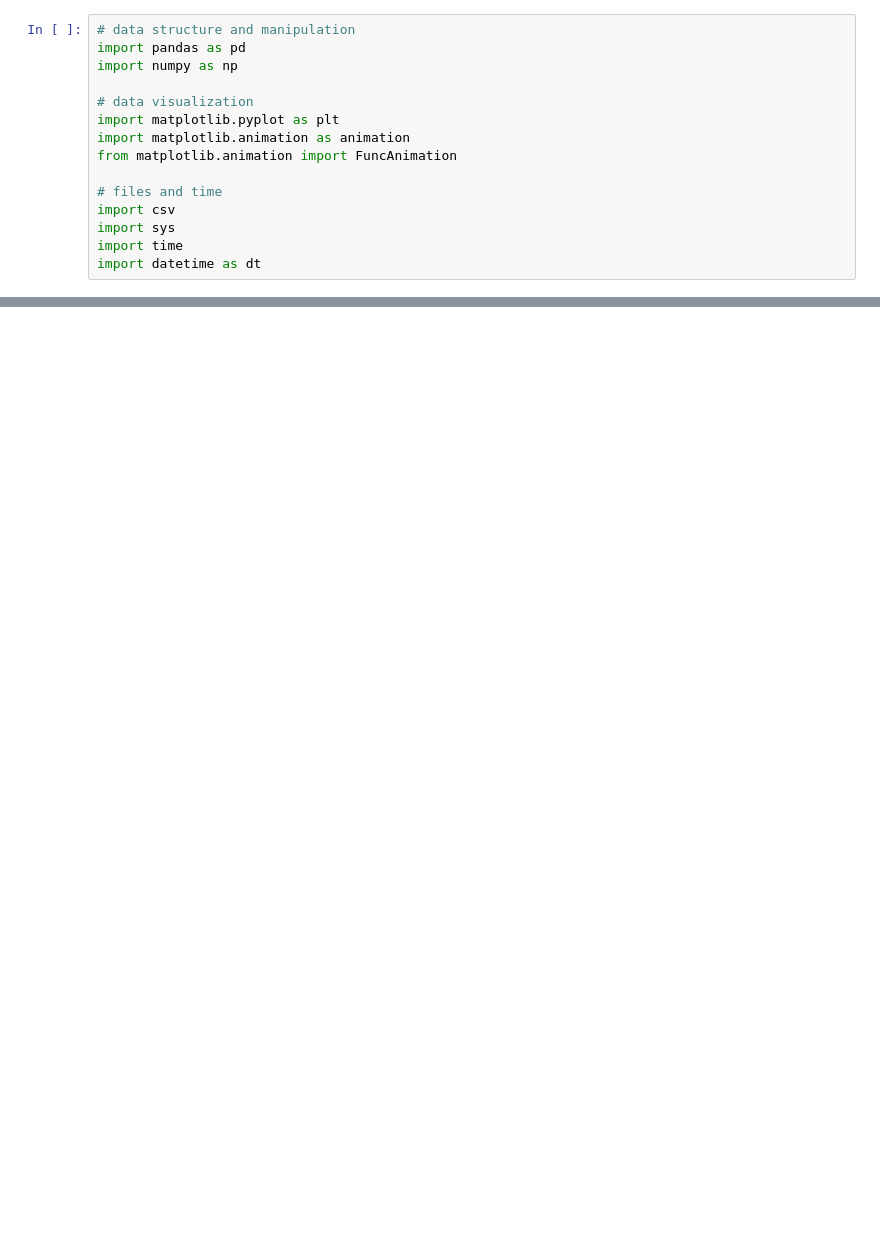
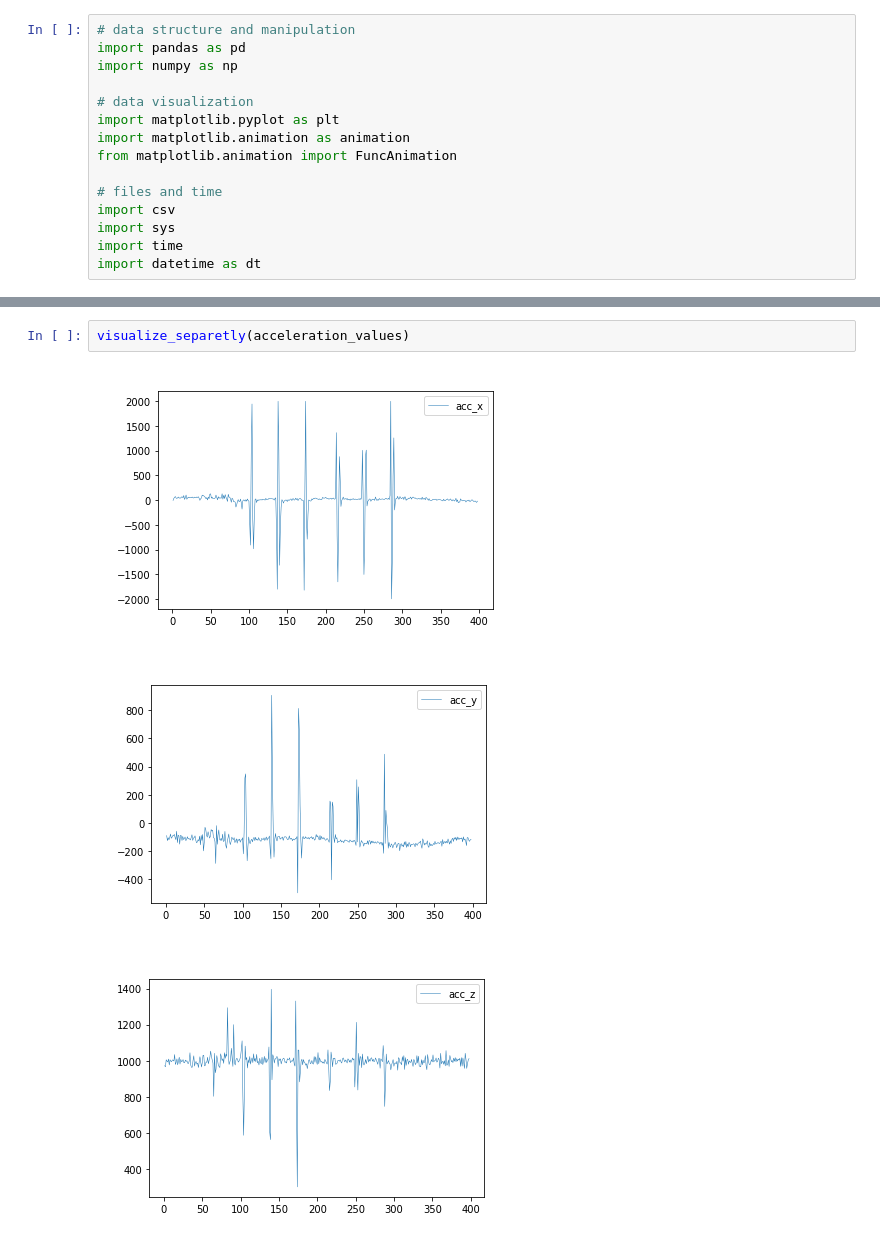
Before and after one commit to mariam-gogia/AirUX, a Jupyter notebook: src/df_manipulatinos.ipynb, the cells around one changed output, grey strips where cells are left out. Cells and saved outputs as stored; diff of their text form; blank space fills up the shorter version.

```diff
--- a/src/df_manipulatinos.ipynb
+++ b/src/df_manipulatinos.ipynb
@@ -210,0 +95,6 @@ df.head(100)
+# %%
+visualize_separetly(acceleration_values)
+# %% [output]
+[figure, added]
+[figure, added]
+[figure, added]
```
Also changed, not shown: parts of 6 cells of this notebook.
